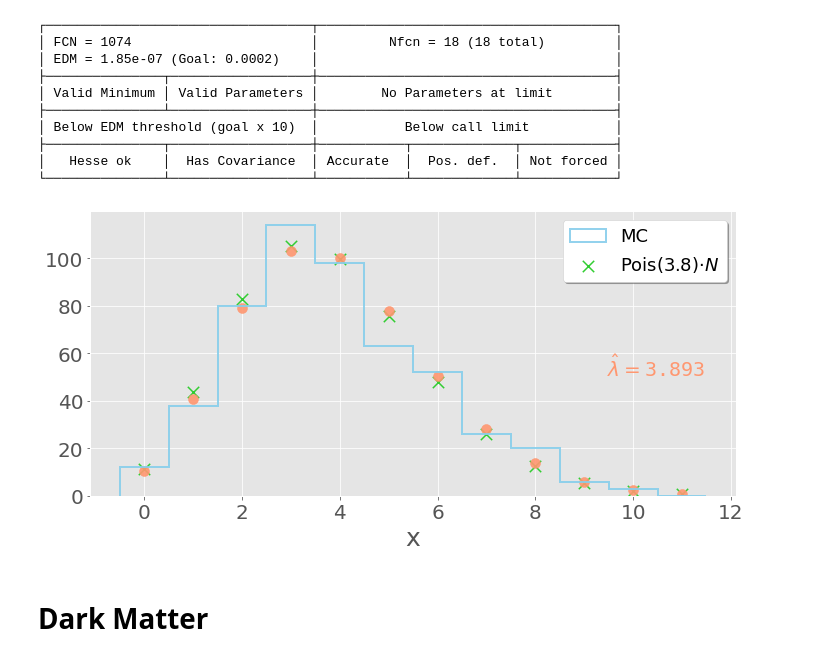
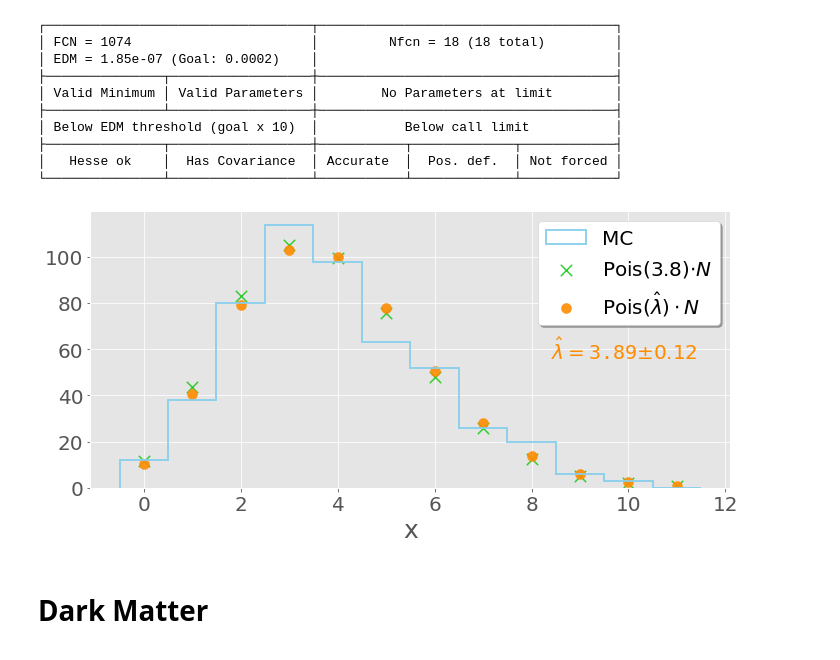
Before and after one commit to Kiril94/AMAS, a Jupyter notebook: Problem_set2/Problem_set.ipynb, the cells around one changed output. Saved outputs shown, nothing was run; the diff lists cells and outputs as text; code cells hidden in the pictures.

```diff
--- a/Problem_set2/Problem_set.ipynb
+++ b/Problem_set2/Problem_set.ipynb
@@ -120,25 +132,28 @@ mu_fit = float(poisson_minuit.args[0])
 # %%
 #show results
 colors = vis.Color_palette(1)
 xaxis = np.arange(12)
 yaxis = stats.poisson.pmf(xaxis, mu = 3.8)*N
-ax, fig = vis.nice_plot(xaxis, yaxis, show_plot=False, color = 'limegreen', data_label = 'Pois(3.8)' + r'$\cdot N$', scatter = True,
-                       scr_markersize=130, scr_markerstyle='x')
+ax, fig = vis.nice_plot(
+    xaxis, yaxis, show_plot=False, color = 'limegreen', data_label = 'Pois(3.8)' + r'$\cdot N$', scatter = True,
+    scr_markersize=130, scr_markerstyle='x', figsize = (10,5))
 x, y, binwidth, fig, ax = vis.nice_histogram(
     x_poisson, bins, axis = ax, figure = fig, show_plot = False, plot_errors=False, plot_hist=True,
     data_label_hist = 'MC',plot_legend = True, color_hist = 'skyblue', histtype='step')
 fit_label = 'Pois' + r'$(\hat\lambda)\cdot N$'
 ax, fig= vis.nice_plot(
     xaxis, poisson(xaxis, mu_fit)*N*binwidth, axis = ax, figure = fig, show_plot = False,
-    data_label = fit_label, color = colors[2], scatter = True, scr_markersize=100, alpha=.9,
+    data_label = fit_label, color = 'darkorange', scatter = True, scr_markersize=100, alpha=.9,plot_legend=True,
     figname = 'Poisson.png', save_plot = True)
 
-text = r'$\hat\lambda = $'+ '{:4.4}'.format(mu_fit)
-ax.text(.8, .5, text, fontsize=20,  family='monospace',
-                    transform=ax.transAxes, color=colors[2], verticalalignment='top', horizontalalignment ='left')
+text = r'$\hat\lambda = $'+ '{:4.3}'.format(mu_fit) + r'$\pm0.12$'
+ax.text(.72, .55, text, fontsize=20,  family='monospace',
+                    transform=ax.transAxes, color='darkorange', verticalalignment='top', horizontalalignment ='left')
+fig.tight_layout()
+fig.savefig('Figures/Poisson.pdf')
 fig
 # %% [output]
-[figure, old version]
+[figure, new version]
 # %%
 a_file = open("pmf_poisson.txt", "w")
 x_poisson.astype(int)
```
Also changed, not shown: parts of 32 cells of this notebook.
